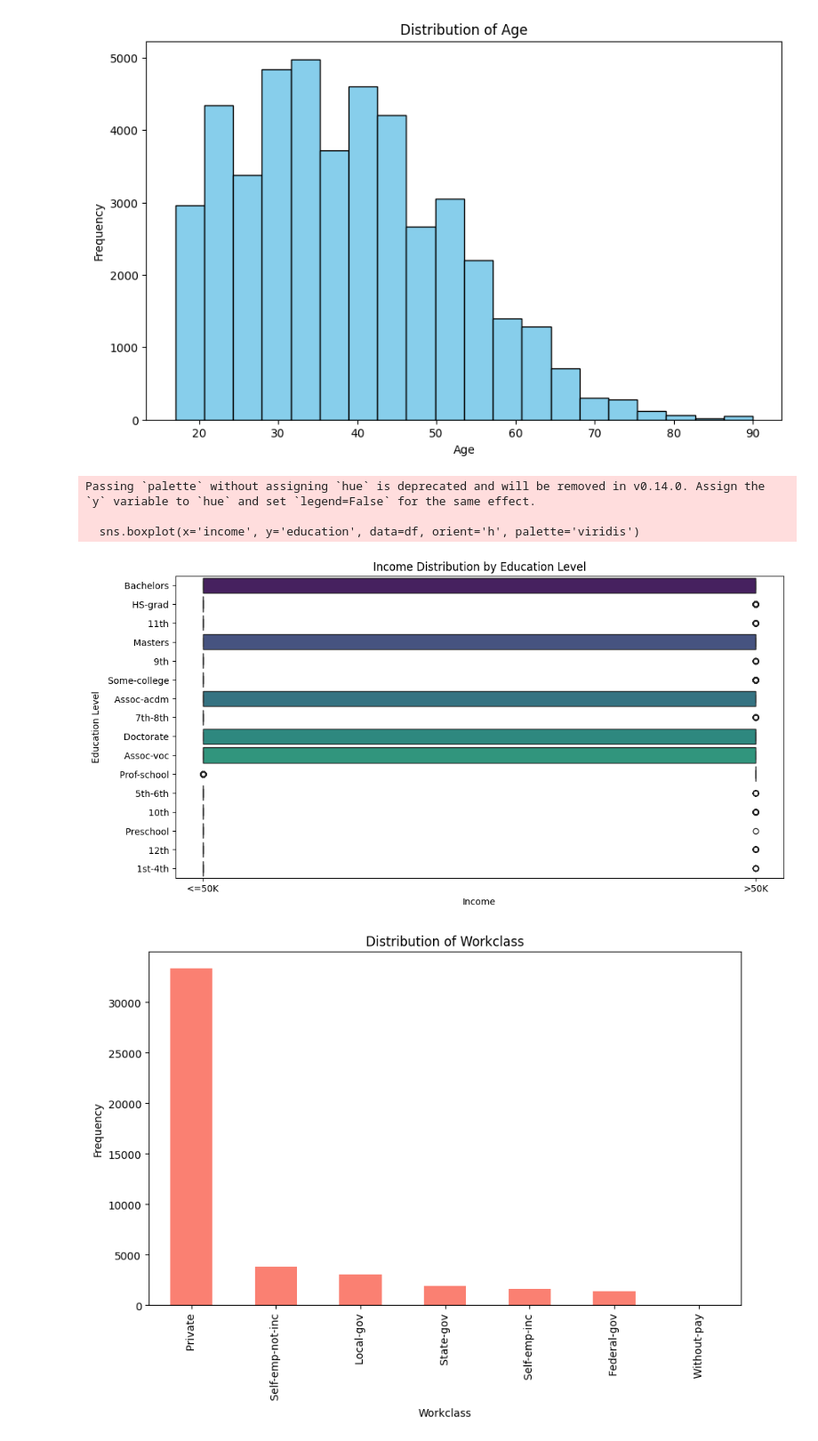
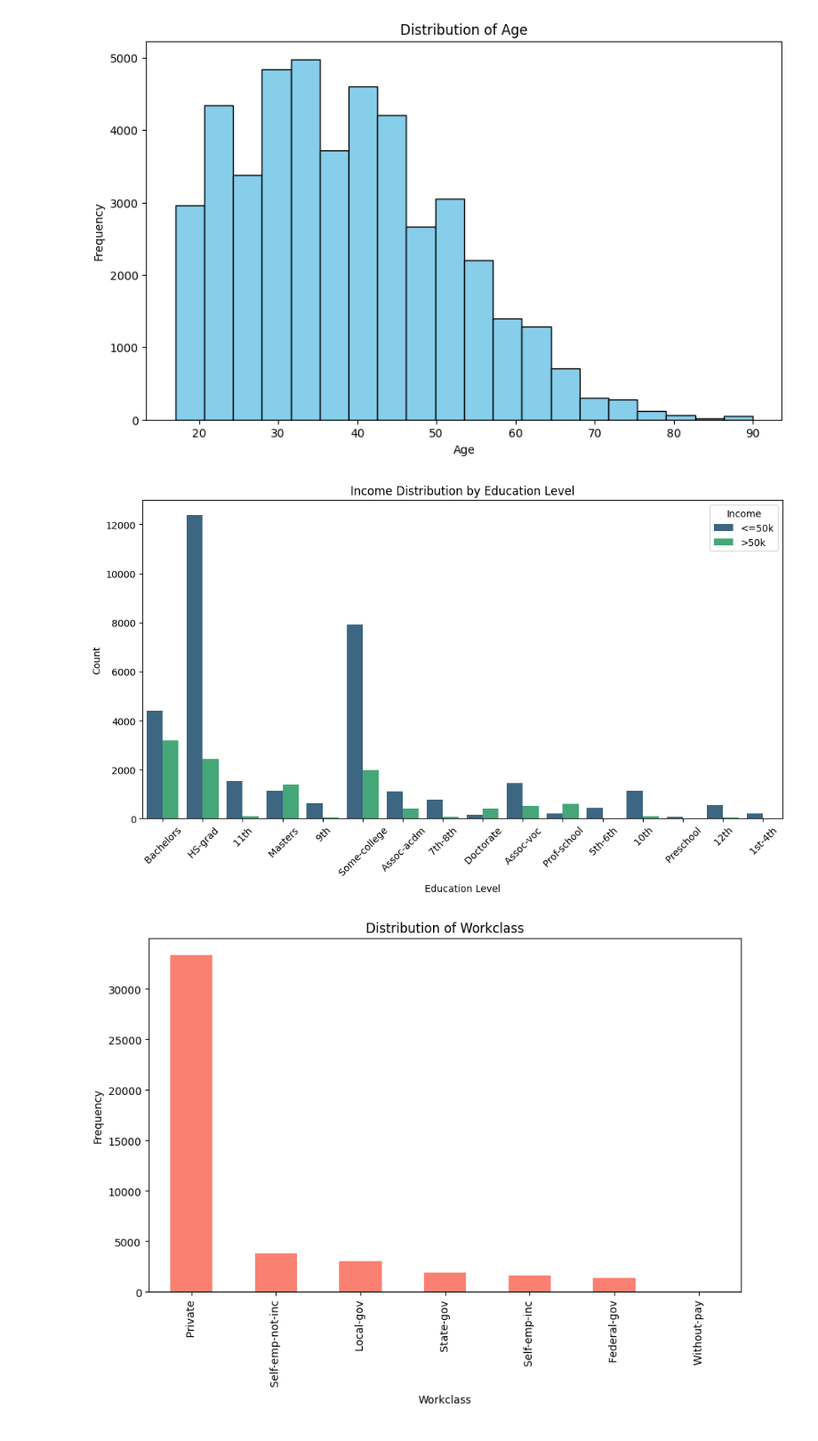
Before and after one commit to RanxduG/Machine-Learning-Coursework, a Jupyter notebook: ML_Coursework.ipynb, the cells around one changed output. Shown at 89% size. Drawn from its saved outputs; the diff is of its cells as text; code cells hidden in the pictures.

```diff
--- a/ML_Coursework.ipynb
+++ b/ML_Coursework.ipynb
@@ -172,18 +209,18 @@ plt.show()
 [figure]
 # %%
 import seaborn as sns
+import matplotlib.pyplot as plt
 
 plt.figure(figsize=(12, 6))
-sns.boxplot(x='income', y='education', data=df, orient='h', palette='viridis')
+sns.countplot(x='education', hue='income', data=df, palette='viridis')
 plt.title('Income Distribution by Education Level')
-plt.xlabel('Income')
-plt.ylabel('Education Level')
+plt.xlabel('Education Level')
+plt.ylabel('Count')
+plt.legend(title='Income', labels=['<=50k', '>50k'])
+plt.xticks(rotation=45)
 plt.show()
 # %% [output]
-Passing `palette` without assigning `hue` is deprecated and will be removed in v0.14.0. Assign the `y` variable to `hue` and set `legend=False` for the same effect.
-
-  sns.boxplot(x='income', y='education', data=df, orient='h', palette='viridis')
-[figure, old version]
+[figure, new version]
 # %%
 plt.figure(figsize=(10, 6))
 df['workclass'].value_counts().plot(kind='bar', color='salmon')
```
Also changed, not shown: parts of 9 cells of this notebook.
